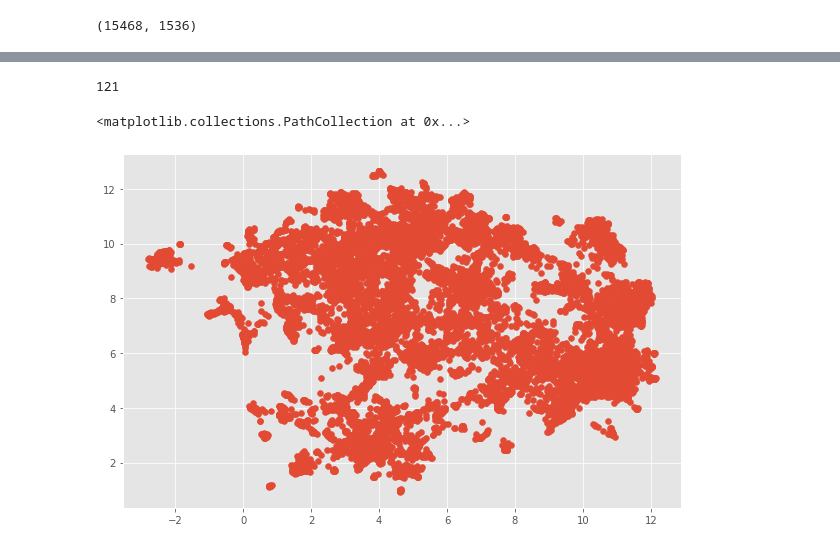
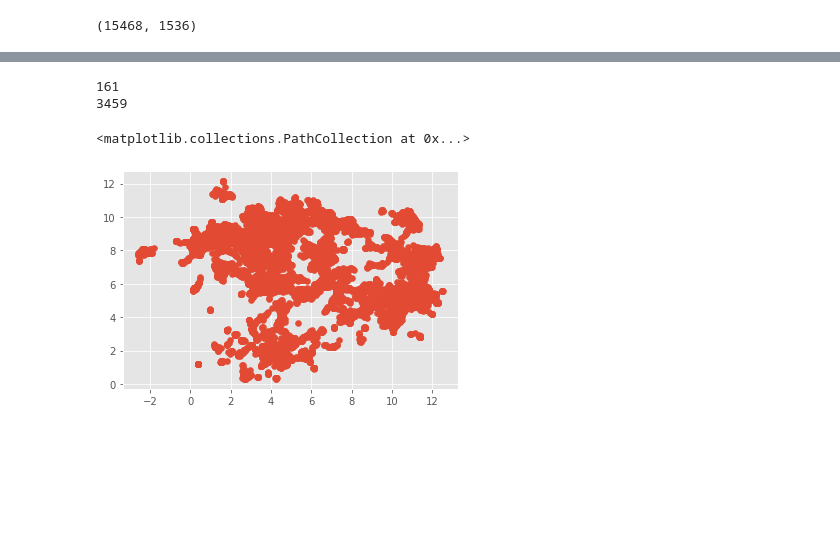
Before and after one commit to malinphy/e_repo, a Jupyter notebook: bbc_data_EDA_3.ipynb, the cells around one changed output, grey strips where cells are left out. Drawn from its saved outputs; the diff is of its cells as text; code cells hidden in the pictures; blank space fills up the shorter version.

```diff
--- a/bbc_data_EDA_3.ipynb
+++ b/bbc_data_EDA_3.ipynb
@@ -319,4 +285,0 @@ clusters = hdbscan.HDBSCAN(min_cluster_size = min_cluster_size,
-# %%
-len(set(clusters.labels_))
-# %% [output]
-121
@@ -323,6 +289,17 @@ len(set(clusters.labels_))
+# %%
+umap_embeddings = umap.UMAP(n_neighbors=15, n_components=2, min_dist=0.0, metric='cosine').fit_transform(embedding_vectors)
+
+cluster = hdbscan.HDBSCAN(min_cluster_size=15,
+                          metric='euclidean',
+                          cluster_selection_method='eom').fit(umap_embeddings)
+# %%
+print(len(set(cluster.labels_)))
+print(len(np.where(np.array(cluster.labels_) == -1)[0]))
+# %% [output]
+161
+3459
 # %%
-plt.figure(figsize=(10,6.5))
 plt.scatter(umap_embeddings[:,0],umap_embeddings[:,1])
 # %% [output]
 <matplotlib.collections.PathCollection at 0x...>
-[figure, old version]
+[figure, new version]
```
Also changed, not shown: parts of 22 cells of this notebook.
